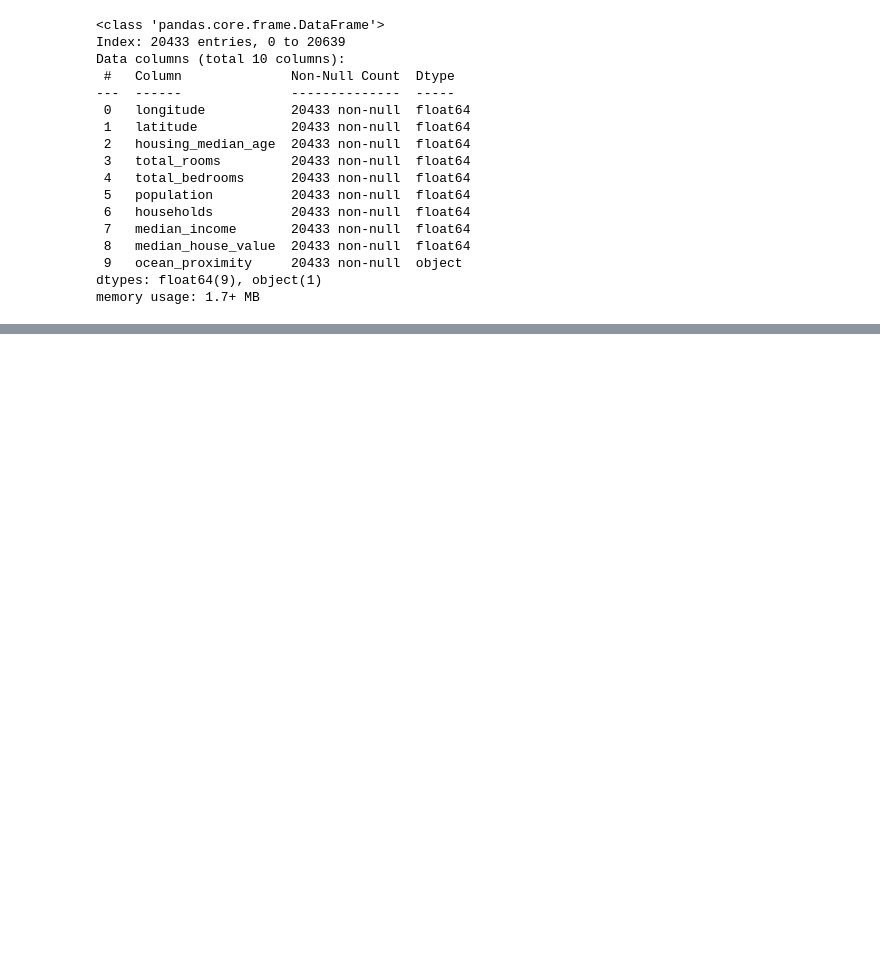
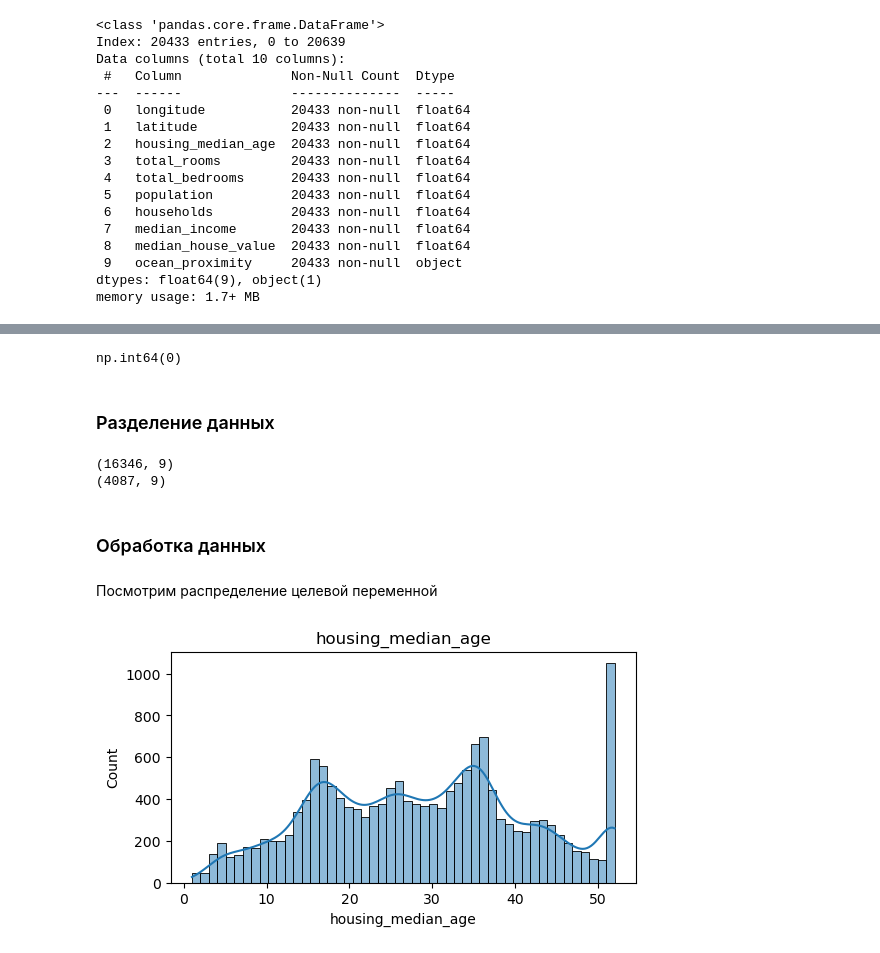
Before and after one commit to BRSHD/house-pricing, a Jupyter notebook: model.ipynb, the cells around one changed output, grey strips where cells are left out. Cells and saved outputs as stored; diff of their text form; code cells hidden in the pictures; blank space fills up the shorter version.

```diff
--- a/model.ipynb
+++ b/model.ipynb
@@ -74,3 +75,32 @@ data.describe()
 | 50% | -118.490000 | 34.260000 | 29.000000 | 2127.000000 | 435.000000 | 1166.000000 | 409.000000 | ... |
 | 75% | -118.010000 | 37.720000 | 37.000000 | 3143.000000 | 647.000000 | 1722.000000 | 604.000000 | ... |
 | max | -114.310000 | 41.950000 | 52.000000 | 39320.000000 | 6445.000000 | 35682.000000 | 6082.000000 | ... |
+# %%
+data.duplicated().sum()
+# %% [output]
+np.int64(0)
+# %% [markdown]
+### Разделение данных
+# %%
+X = data.drop('median_house_value', axis = 1)
+y = data['median_house_value']
+
+X_train, X_test, y_train, y_test = train_test_split(X, y, test_size = 0.2, random_state = 42, stratify = data['ocean_proximity'])
+
+print(X_train.shape)
+print(X_test.shape)
+# %% [output]
+(16346, 9)
+(4087, 9)
+# %% [markdown]
+### Обработка данных
+# %% [markdown]
+Посмотрим распределение целевой переменной
+# %%
+plt.figure(figsize = (6, 3))
+sns.histplot(X_train['housing_median_age'], bins = 50, kde=True)
+
+plt.title('housing_median_age')
+plt.show()
+# %% [output]
+[figure, added]
```
Also changed, not shown: parts of 7 cells of this notebook.
